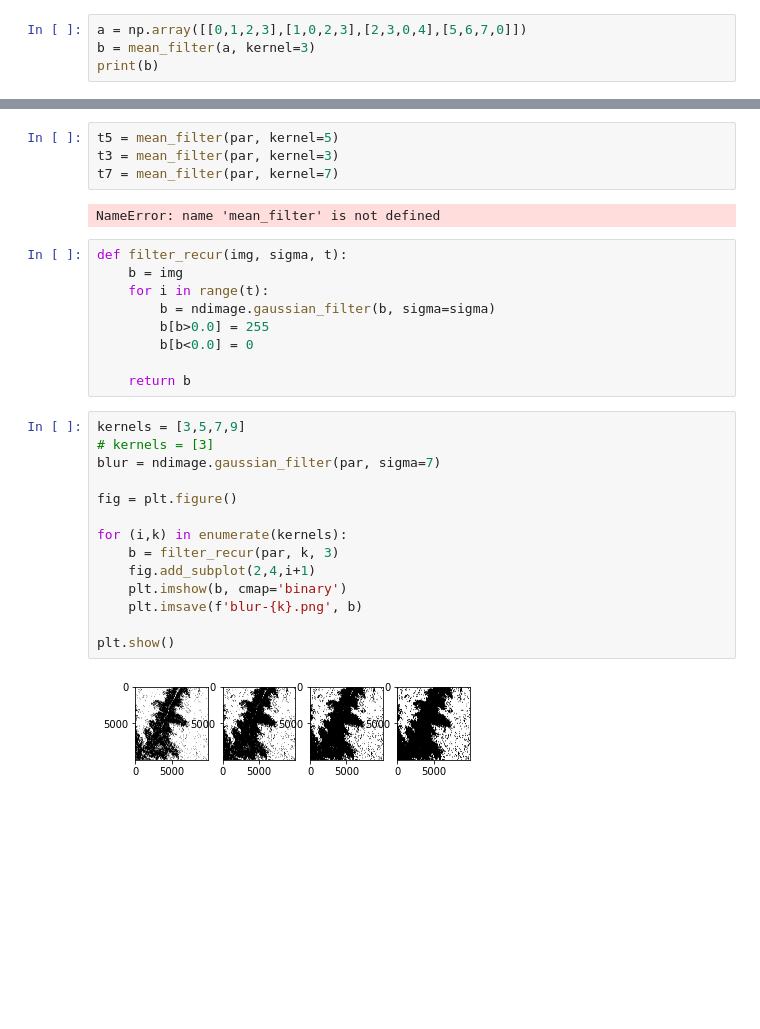
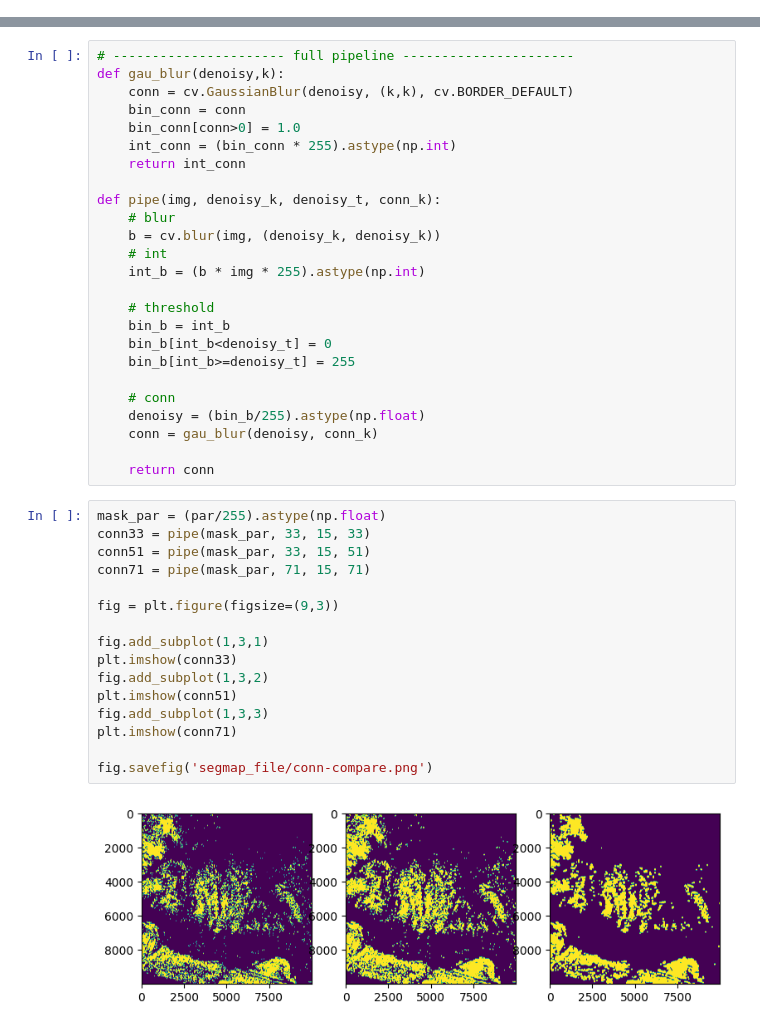
Before and after one commit to WinterCyan/TreeSeg, a Jupyter notebook: standalone/segmap_filter.ipynb, the cells around one changed output, grey strips where cells are left out. Cells and saved outputs as stored; diff of their text form; blank space fills up the shorter version.

Commit message:
finish segmap conn

```diff
--- a/standalone/segmap_filter.ipynb
+++ b/standalone/segmap_filter.ipynb
@@ -58,4 +11,0 @@ def mean_filter(img_arr:np.array, kernel:int):
-# %%
-a = np.array([[0,1,2,3],[1,0,2,3],[2,3,0,4],[5,6,7,0]])
-b = mean_filter(a, kernel=3)
-print(b)
@@ -73,31 +12,43 @@ plt.show()
-# %%
-t5 = mean_filter(par, kernel=5)
-t3 = mean_filter(par, kernel=3)
-t7 = mean_filter(par, kernel=7)
-# %% [output]
-NameError: name 'mean_filter' is not defined
-# %%
-def filter_recur(img, sigma, t):
-    b = img
-    for i in range(t):
-        b = ndimage.gaussian_filter(b, sigma=sigma)
-        b[b>0.0] = 255
-        b[b<0.0] = 0
-
-    return b
-# %%
-kernels = [3,5,7,9]
-# kernels = [3]
-blur = ndimage.gaussian_filter(par, sigma=7)
-
-fig = plt.figure()
-
-for (i,k) in enumerate(kernels):
-    b = filter_recur(par, k, 3)
-    fig.add_subplot(2,4,i+1)
-    plt.imshow(b, cmap='binary')
-    plt.imsave(f'blur-{k}.png', b)
-
-plt.show()
-# %% [output]
-[figure, removed]
+# %%
+# ---------------------- full pipeline ----------------------
+def gau_blur(denoisy,k):
+    conn = cv.GaussianBlur(denoisy, (k,k), cv.BORDER_DEFAULT)
+    bin_conn = conn
+    bin_conn[conn>0] = 1.0
+    int_conn = (bin_conn * 255).astype(np.int)
+    return int_conn
+
+def pipe(img, denoisy_k, denoisy_t, conn_k):
+    # blur
+    b = cv.blur(img, (denoisy_k, denoisy_k))
+    # int
+    int_b = (b * img * 255).astype(np.int)
+
+    # threshold
+    bin_b = int_b
+    bin_b[int_b<denoisy_t] = 0
+    bin_b[int_b>=denoisy_t] = 255
+
+    # conn
+    denoisy = (bin_b/255).astype(np.float)
+    conn = gau_blur(denoisy, conn_k)
+
+    return conn
+# %%
+mask_par = (par/255).astype(np.float)
+conn33 = pipe(mask_par, 33, 15, 33)
+conn51 = pipe(mask_par, 33, 15, 51)
+conn71 = pipe(mask_par, 71, 15, 71)
+
+fig = plt.figure(figsize=(9,3))
+
+fig.add_subplot(1,3,1)
+plt.imshow(conn33)
+fig.add_subplot(1,3,2)
+plt.imshow(conn51)
+fig.add_subplot(1,3,3)
+plt.imshow(conn71)
+
+fig.savefig('segmap_file/conn-compare.png')
+# %% [output]
+[figure, added]
```
Also changed, not shown: parts of 5 cells of this notebook.
